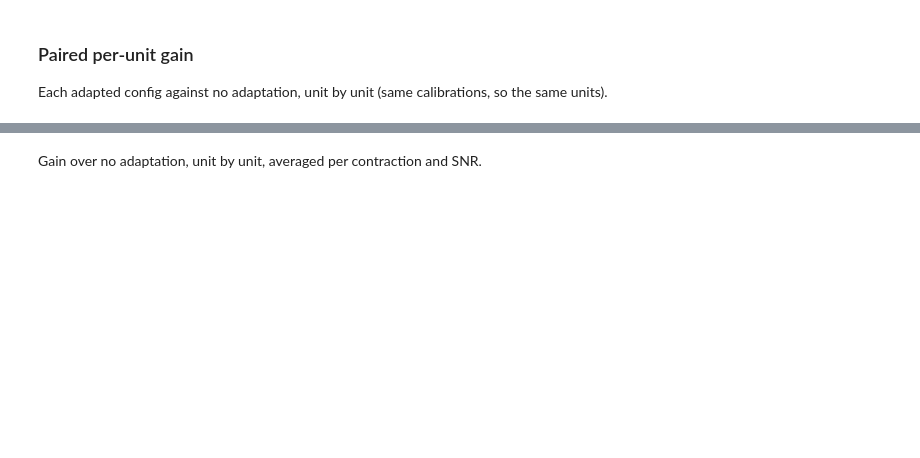
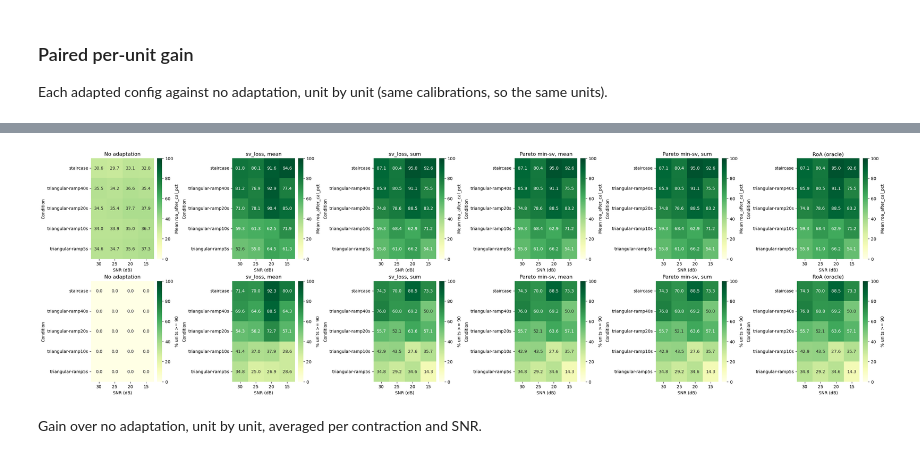
Before and after one commit to imendezguerra/adapt_decomp, a Jupyter notebook: benchmarks/fdsi/report.ipynb, the cells around one changed output, grey strips where cells are left out. Drawn from its saved outputs; the diff is of its cells as text; code cells hidden in the pictures; blank space fills up the shorter version.

```diff
--- a/benchmarks/fdsi/report.ipynb
+++ b/benchmarks/fdsi/report.ipynb
@@ -46,7 +46,7 @@ searches, best_configs = tables["searches"], tables["best_configs"].set_index("s
 LABELS = {branch: report.config_label(spec, branch) for branch in spec.branches}
 CONFIGS = report.config_order(spec)
 FIXED, ADAPTED = report.FIXED_LABEL, CONFIGS[1:]
-CONDITIONS, SNR_LEVELS = spec.grid["conditions"], spec.grid["snr_levels"]
+CONDITIONS, SNR_LEVELS = spec.grid.conditions, spec.grid.snr_levels
 TRIANGULAR = [c for c in CONDITIONS if "triangular" in c]
 PALETTE = dict(zip(CONFIGS, sns.color_palette("tab10", len(CONFIGS))))
 pd.set_option("display.precision", 2)
@@ -237,21 +293,23 @@ Mean RoA after calibration and the share of units at or above 90 %, per contract
 # %%
 fig, axs = plt.subplots(2, len(CONFIGS), figsize=(4.6 * len(CONFIGS), 8), layout="constrained")
 plot_metric_heatmap(
-    units, "roa_after_cal_pct", CONFIGS, CONDITIONS, SNR_LEVELS, vmin=0, vmax=100, axs=axs[0]
+    units, report.ROA_PCT, CONFIGS, CONDITIONS, SNR_LEVELS, vmin=0, vmax=100, axs=axs[0]
 )
 plot_metric_heatmap(
     units,
-    "roa_after_cal_pct",
+    report.ROA_PCT,
     CONFIGS,
     CONDITIONS,
     SNR_LEVELS,
     agg="pct_ge_threshold",
     threshold=90,
     vmin=0,
     vmax=100,
     axs=axs[1],
 )
 plt.show()
+# %% [output]
+[figure, added]
 # %% [markdown]
 Gain over no adaptation, unit by unit, averaged per contraction and SNR.
 # %%
```
Also changed, not shown: parts of 24 cells of this notebook, 42 other files.
